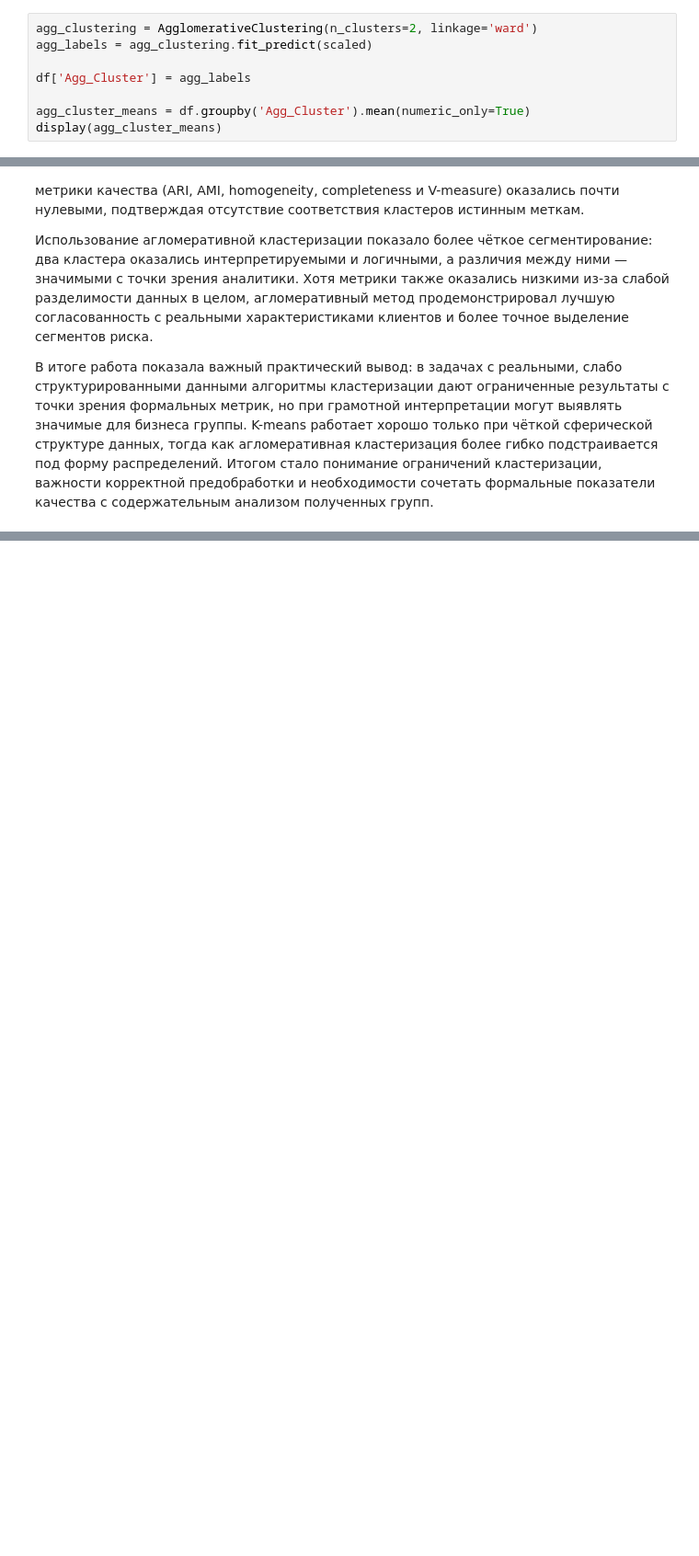
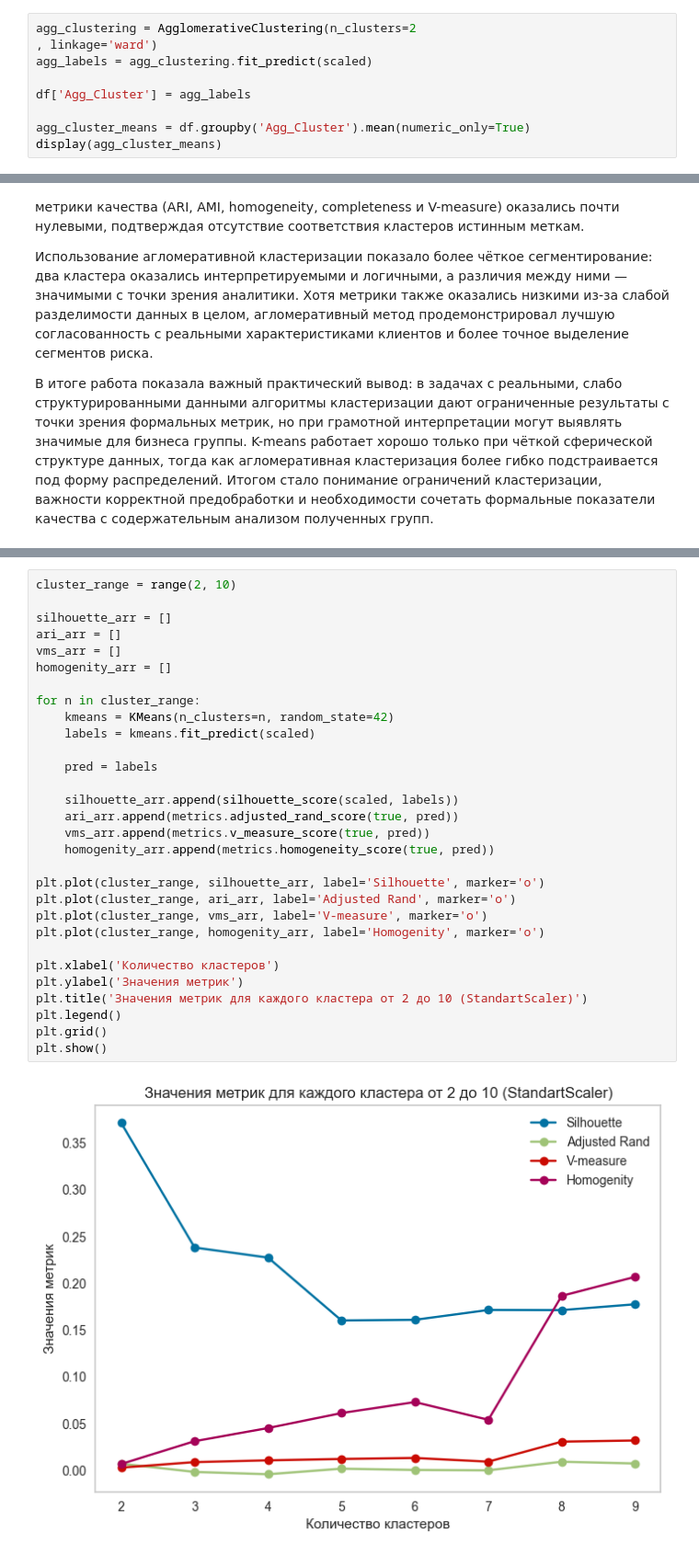
Before and after one commit to DenisEvgeneevich/analys-data, a Jupyter notebook: ЛР4_Кольцов_3.ipynb, the cells around one changed output, grey strips where cells are left out. Shown at 92% size. Cells and saved outputs as stored; diff of their text form; blank space fills up the shorter version.

```diff
--- a/ЛР4_Кольцов_3.ipynb
+++ b/ЛР4_Кольцов_3.ipynb
@@ -571,7 +571,8 @@ plt.show()
 # %% [markdown]
 Были выведены средние значения по каждому кластеру с помощью метода `AgglomerativeClustering`, который предполагает, что все наблюдения (точки) являются кластерами, а затем пытается объединить их, чтобы получить желаемое количество кластеров.
 # %%
-agg_clustering = AgglomerativeClustering(n_clusters=2, linkage='ward')
+agg_clustering = AgglomerativeClustering(n_clusters=2
+, linkage='ward')
 agg_labels = agg_clustering.fit_predict(scaled)
 
 df['Agg_Cluster'] = agg_labels
@@ -642,0 +650,32 @@ Adjusted Mutual Info              0.002371 Взаимная информация
+# %%
+cluster_range = range(2, 10)
+
+silhouette_arr = []
+ari_arr = []
+vms_arr = []
+homogenity_arr = []
+
+for n in cluster_range:
+    kmeans = KMeans(n_clusters=n, random_state=42)
+    labels = kmeans.fit_predict(scaled)
+
+    pred = labels
+
+    silhouette_arr.append(silhouette_score(scaled, labels))
+    ari_arr.append(metrics.adjusted_rand_score(true, pred))
+    vms_arr.append(metrics.v_measure_score(true, pred))
+    homogenity_arr.append(metrics.homogeneity_score(true, pred))
+
+plt.plot(cluster_range, silhouette_arr, label='Silhouette', marker='o')
+plt.plot(cluster_range, ari_arr, label='Adjusted Rand', marker='o')
+plt.plot(cluster_range, vms_arr, label='V-measure', marker='o')
+plt.plot(cluster_range, homogenity_arr, label='Homogenity', marker='o')
+
+plt.xlabel('Количество кластеров')
+plt.ylabel('Значения метрик')
+plt.title('Значения метрик для каждого кластера от 2 до 10 (StandartScaler)')
+plt.legend()
+plt.grid()
+plt.show()
+# %% [output]
+[figure, added]
```
Also changed, not shown: parts of 11 cells of this notebook.
